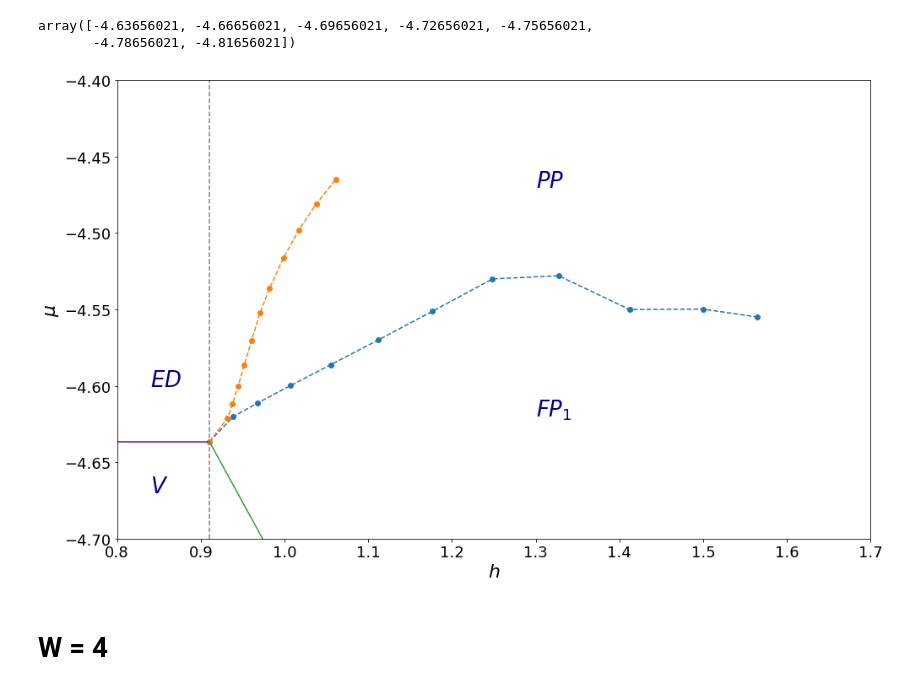
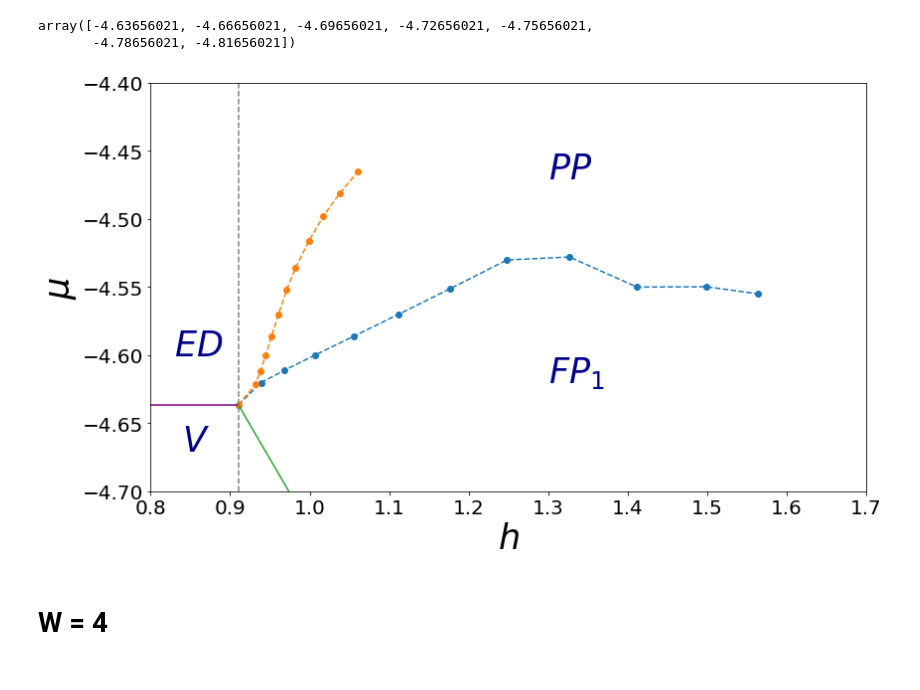
Before and after one commit to mindelly/diagrams2, a Jupyter notebook: 2,3,4,5 Comparison/comparison_2.ipynb, the cells around one changed output. Saved outputs shown, nothing was run; the diff lists cells and outputs as text; code cells hidden in the pictures.

Commit message:
added cells for Overleaf graph

```diff
--- a/2,3,4,5 Comparison/comparison_2.ipynb
+++ b/2,3,4,5 Comparison/comparison_2.ipynb
@@ -76,30 +76,33 @@ mu1(h11)
 array([-4.63656021, -4.66656021, -4.69656021, -4.72656021, -4.75656021,
        -4.78656021, -4.81656021])
 # %%
-plt.figure(figsize=(16, 10))
-xscale = 2
-
+# plt.figure(figsize=(16, 10))
+# xscale = 2
+plt.figure(figsize=(12, 7))
 # plt.axis([0.7, 1.6 -5, -4.3])
 plt.plot(h_w5_1, mu_w5_1, 'o--', color='#1f77b4')
 plt.plot(h_w5_2, mu_w5_2, 'o--', color='#ff7f0e')
 plt.axhline(y=(e11_w5/2), color='purple', xmax = h_w5_2[0]-0.79)
 plt.plot(h11, mu1(h11), '-', color = '#2ca02c')
 # plt.plot(h3, mu3(h3), '-')
 plt.axvline(x=h_w5_2[0],linestyle='--', color='grey')
 plt.tick_params(axis='both', which='major', labelsize=18)
-plt.text(0.84, -4.6, '$ED$', fontsize=26, color='darkblue')
-plt.text(0.84, -4.67, '$V$', fontsize=26, color='darkblue')
-plt.text(1.3, -4.47, '$PP$', fontsize=26, color='darkblue')
-plt.text(1.3, -4.62, '$FP_1$', fontsize=26, color='darkblue')
+plt.text(0.83, -4.6, '$ED$', fontsize=35, color='darkblue')
+plt.text(0.84, -4.67, '$V$', fontsize=35, color='darkblue')
+plt.text(1.3, -4.47, '$PP$', fontsize=35, color='darkblue')
+plt.text(1.3, -4.62, '$FP_1$', fontsize=35, color='darkblue')
 # plt.text(8, -4, '$FP_2$', fontsize=26, color='darkblue')
 
-plt.xlabel('$h$', size=22)
-plt.ylabel('$\mu$', size=22)
+plt.xlabel('$h$', size=35)
+plt.ylabel('$\mu$', size=35)
 plt.axis([0.8, 1.7, -4.7, -4.4])
-plt.savefig('w=5')
+plt.gca().xaxis.set_tick_params(labelsize=20)
+plt.gca().yaxis.set_tick_params(labelsize=20)
+plt.tight_layout()
 # plt.show()
+plt.savefig('W5.png')
 # %% [output]
-[figure, old version]
+[figure, new version]
 # %% [markdown]
 # W = 4
 # %%
```
Also changed, not shown: parts of 12 cells of this notebook, 12 other files.
